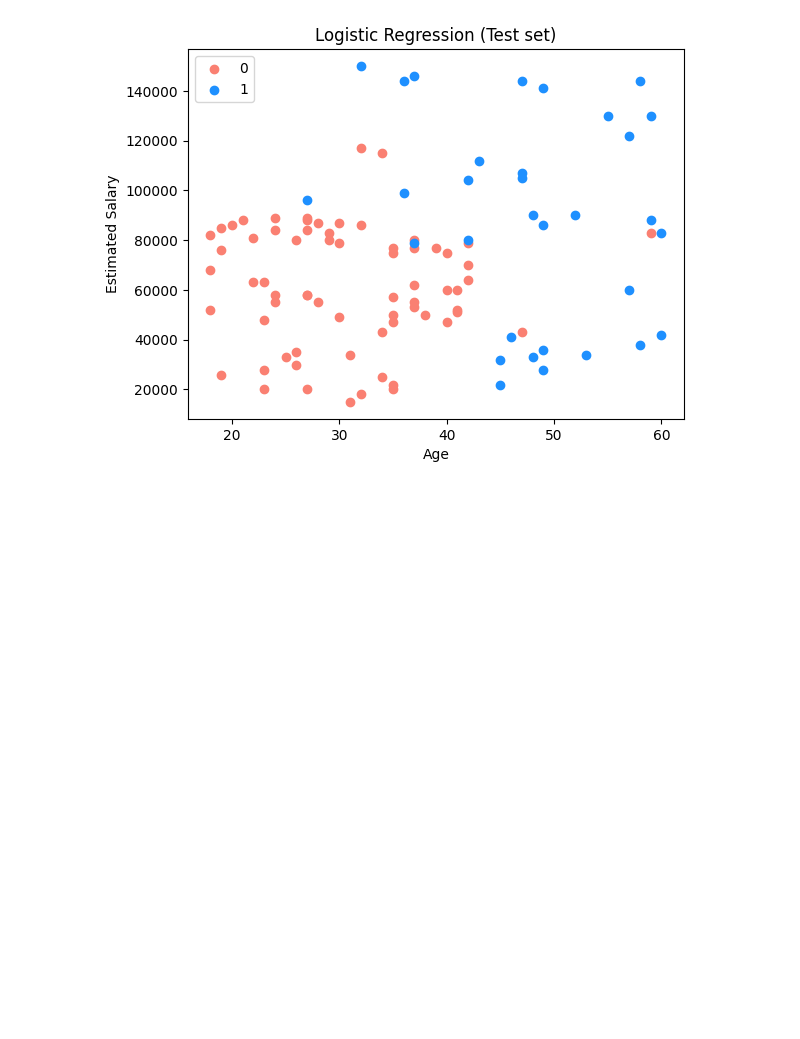
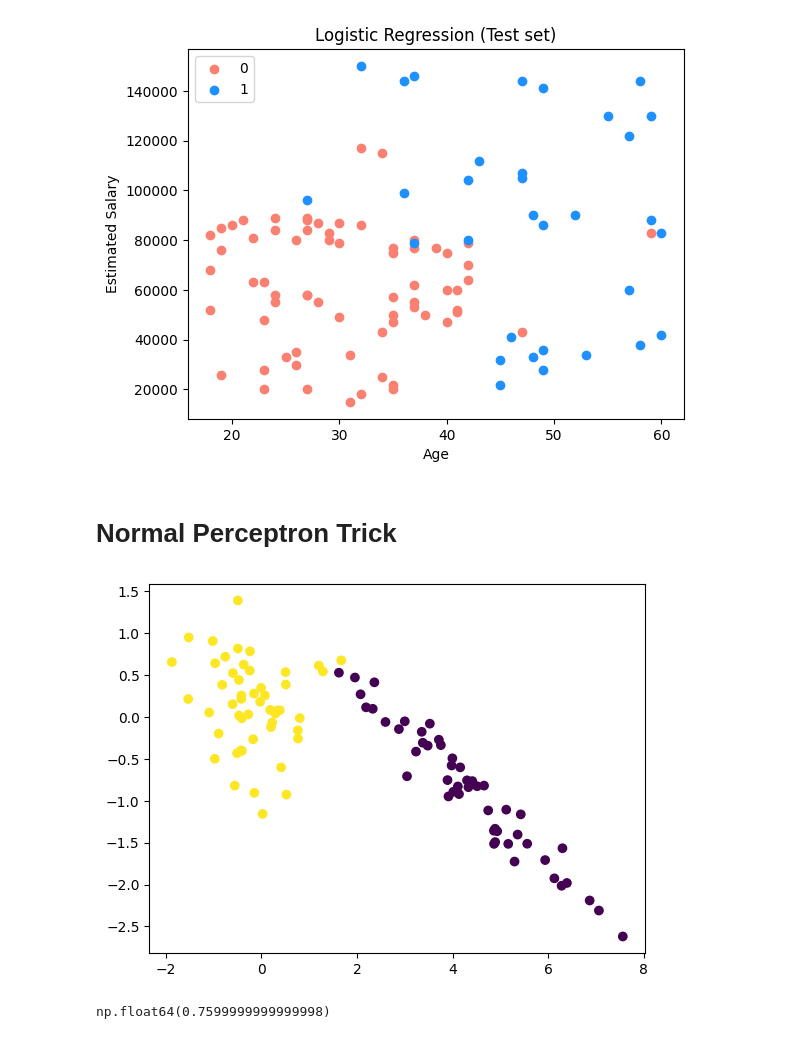
Before and after one commit to SreeHarshaGudise/SocialNetworkAdsClassifier, a Jupyter notebook: Logistic_Regression.ipynb, the cells around one changed output. Saved outputs shown, nothing was run; the diff lists cells and outputs as text; code cells hidden in the pictures; blank space fills up the shorter version.

Commit message:
Included Perceptron Trick Logistic Regression Experiment

```diff
--- a/Logistic_Regression.ipynb
+++ b/Logistic_Regression.ipynb
@@ -139,3 +139,5 @@ plt.legend()
 plt.show()
 # %% [output]
 [figure]
+# %% [markdown]
+# Normal Perceptron Trick
@@ -141,0 +146,13 @@ plt.show()
+# %%
+X, y = make_classification(
+    n_samples=100,n_features=2, n_redundant =0, n_classes=2,
+    n_clusters_per_class=1, random_state=41, hypercube=False,
+    class_sep = 10)
+# %%
+import matplotlib.pyplot as plt
+import numpy as np
+
+plt.scatter(X[:, 0], X[:, 1], c=y)
+plt.show()
+# %% [output]
+[figure, added]
@@ -141,0 +178,4 @@ plt.show()
+# %%
+intercep
+# %% [output]
+np.float64(0.7599999999999998)
```
Also changed, not shown: parts of 7 cells of this notebook.
